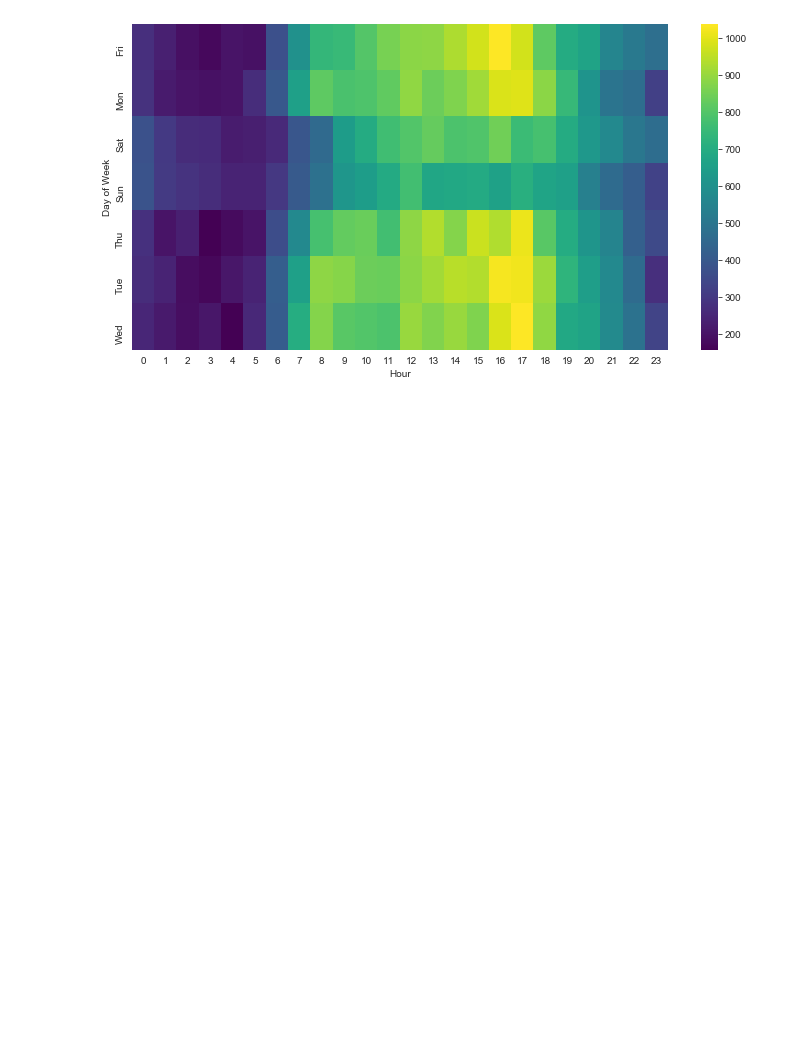
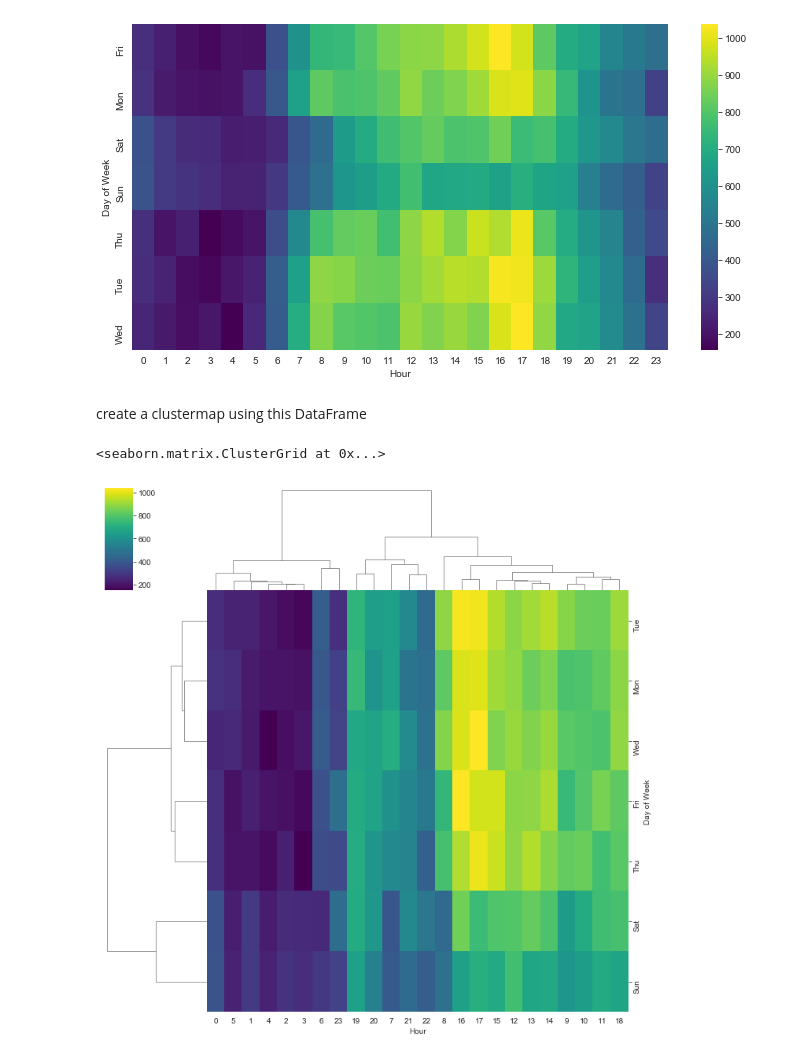
Before and after one commit to elsajun/Analyzing-911-Call-Project, a Jupyter notebook: 911 Calls Project.ipynb, the cells around one changed output. Cells and saved outputs as stored; diff of their text form; code cells hidden in the pictures; blank space fills up the shorter version.

Commit message:
create a clustermap using this DataFrame

```diff
--- a/911 Calls Project.ipynb
+++ b/911 Calls Project.ipynb
@@ -229,3 +229,10 @@ sns.heatmap(dayHour,cmap='viridis')
 # %% [output]
 <matplotlib.axes._subplots.AxesSubplot at 0x...>
 [figure]
+# %% [markdown]
+create a clustermap using this DataFrame
+# %%
+sns.clustermap(dayHour,cmap='viridis')
+# %% [output]
+<seaborn.matrix.ClusterGrid at 0x...>
+[figure, added]
```
